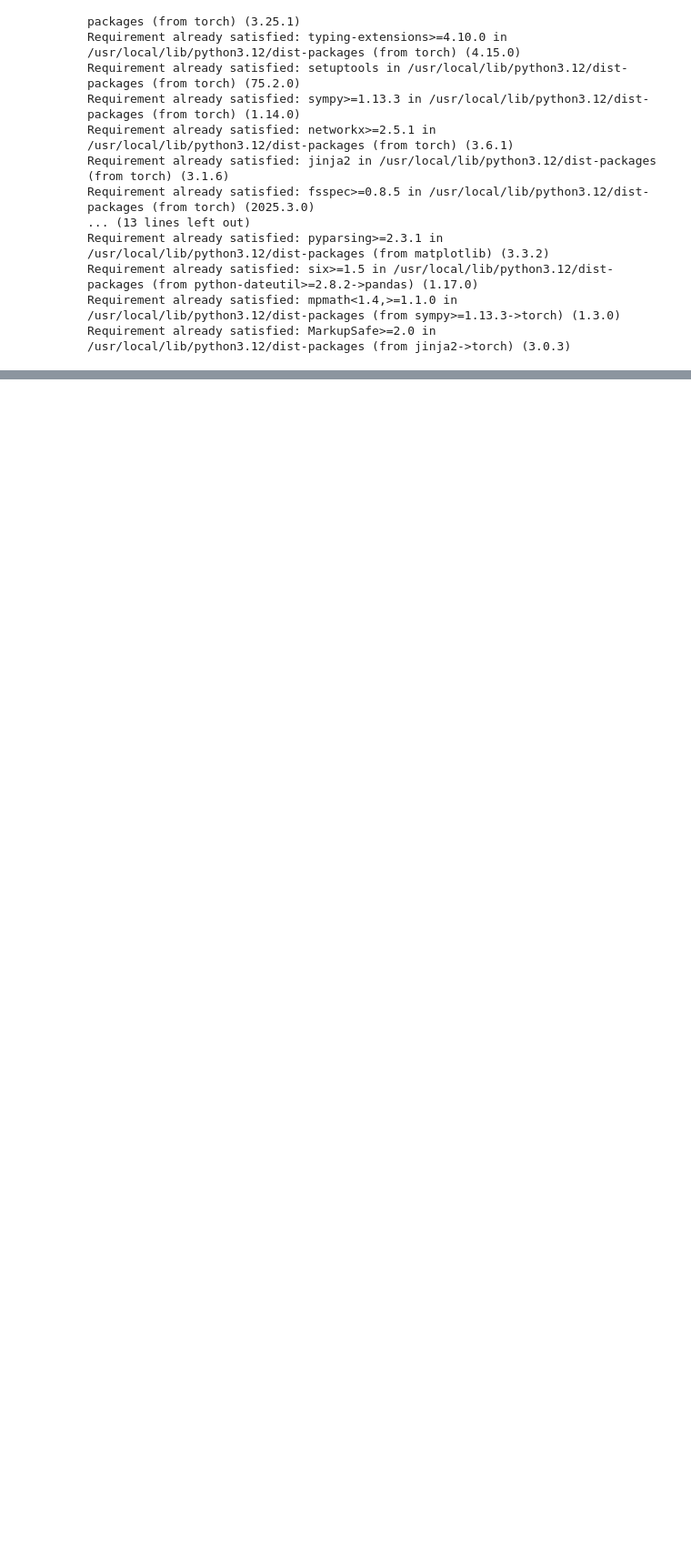
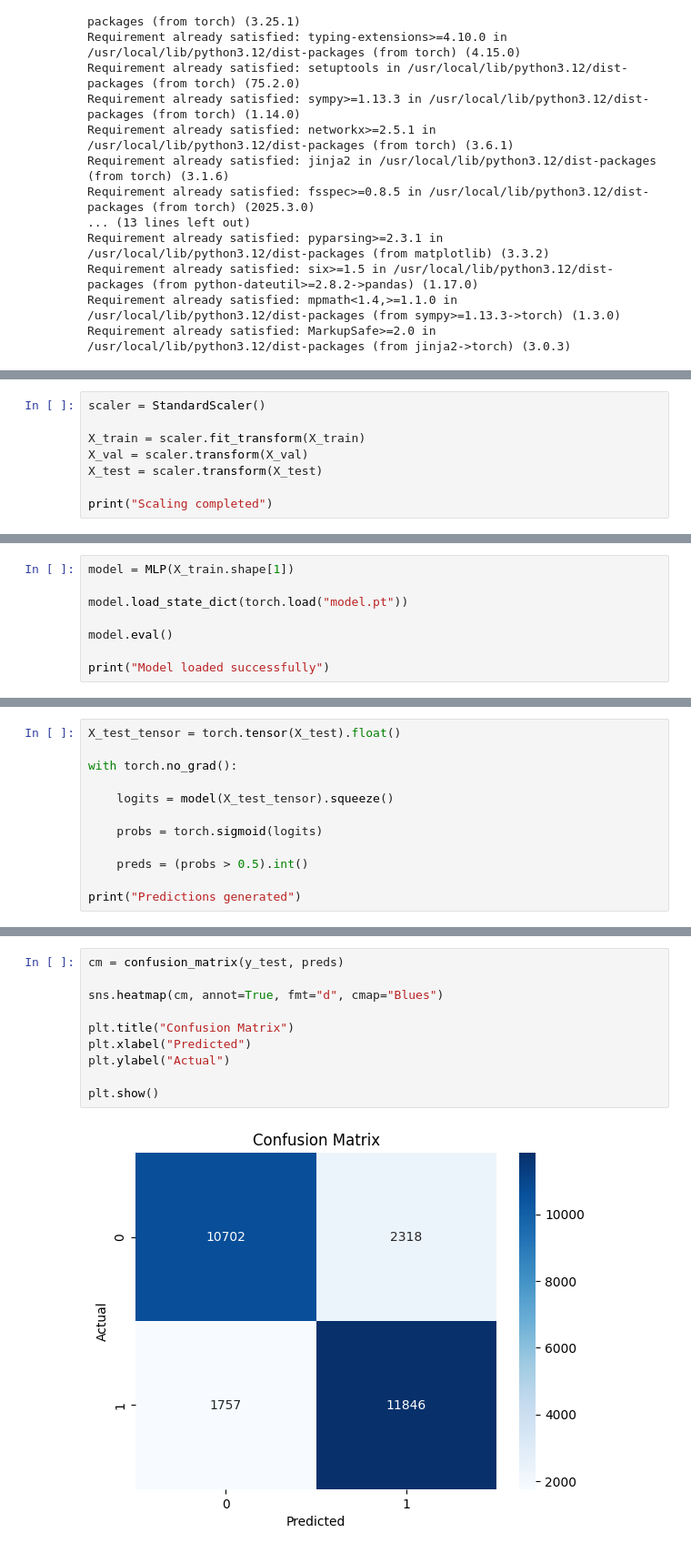
Before and after one commit to Mujtaba5252/TROJAN_TRAFFIC_ML-main, a Jupyter notebook: analysis.ipynb, the cells around one changed output, grey strips where cells are left out. Shown at 91% size. Saved outputs shown, nothing was run; the diff lists cells and outputs as text; blank space fills up the shorter version.

```diff
--- a/analysis.ipynb
+++ b/analysis.ipynb
@@ -26,0 +119,8 @@ uploaded = files.upload()
+# %%
+scaler = StandardScaler()
+
+X_train = scaler.fit_transform(X_train)
+X_val = scaler.transform(X_val)
+X_test = scaler.transform(X_test)
+
+print("Scaling completed")
@@ -26,0 +150,8 @@ uploaded = files.upload()
+# %%
+model = MLP(X_train.shape[1])
+
+model.load_state_dict(torch.load("model.pt"))
+
+model.eval()
+
+print("Model loaded successfully")
@@ -26,0 +160,12 @@ uploaded = files.upload()
+# %%
+X_test_tensor = torch.tensor(X_test).float()
+
+with torch.no_grad():
+
+    logits = model(X_test_tensor).squeeze()
+
+    probs = torch.sigmoid(logits)
+
+    preds = (probs > 0.5).int()
+
+print("Predictions generated")
@@ -26,0 +174,12 @@ uploaded = files.upload()
+# %%
+cm = confusion_matrix(y_test, preds)
+
+sns.heatmap(cm, annot=True, fmt="d", cmap="Blues")
+
+plt.title("Confusion Matrix")
+plt.xlabel("Predicted")
+plt.ylabel("Actual")
+
+plt.show()
+# %% [output]
+[figure, added]
```
Also changed, not shown: parts of 16 cells of this notebook.
